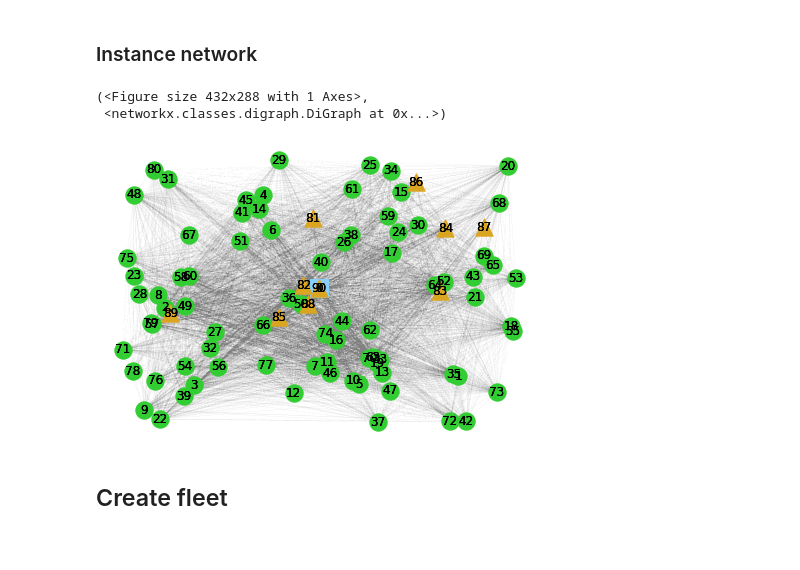
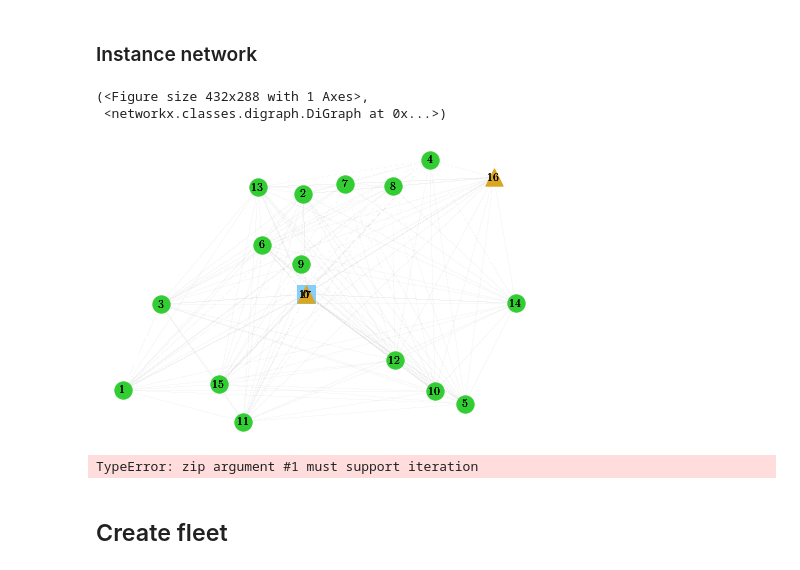
Before and after one commit to jpfutalef/DynamicStochasticElectricVRP, a Jupyter notebook: notebooks/instanceCreatorUtility.ipynb, the cells around one changed output. Drawn from its saved outputs; the diff is of its cells as text; code cells hidden in the pictures.

```diff
--- a/notebooks/instanceCreatorUtility.ipynb
+++ b/notebooks/instanceCreatorUtility.ipynb
@@ -18,3 +19,6 @@ from res.models.Network import *
+# %%
+main_folder = '../data/test/'
+mat_path = '../data/online/instance21/init_files/21_nodes.mat'
 # %% [markdown]
 ## Standard travel time and energy consumption profile
 # %%
@@ -25,8 +29,7 @@ def edge_data(data, i, j, t):
     soc_std, tt_std = np.std(soc_data), np.std(tt_data)
     return (soc_mean, tt_mean), (soc_std, tt_std)
 
-path = '../data/real_data/data_21nodes_fixed.mat'
-data = loadmat(path)
+data = loadmat(mat_path)
 
 network_size = len(data['starting_time'][0][0]['origin'][0])
 data_points = len(data['starting_time'][0])
@@ -119,8 +122,8 @@ fig.savefig('../data/online/instance21/1kmProfile.pdf')
 # %% [markdown]
 ### Network params
 # %%
-n_customers = 80
-n_charg_sta = 10
+n_customers = 15
+n_charg_sta = 2
 minx, maxx = -15, 15 # km
 miny, maxy = -15, 15 # km
 minreq, maxreq = 0.01, 0.08
@@ -150,7 +153,7 @@ ax.set_title('Charging functions by technology')
 ax.grid(axis='y')
 ax.legend(title='Technology')
 fig.tight_layout()
-fig.savefig('../pictures/chargingFunctions.pdf')
+#fig.savefig('../pictures/chargingFunctions.pdf')
 # %% [output]
 [figure]
 # %% [markdown]
@@ -166,7 +169,7 @@ for i in range(1 + n_customers + n_charg_sta):
 
     # Depot
     if i == 0:
-        node = DepotNode(0, 0, 0, 0, 0)
+        node = Network.DepotNode(0, 0, 0, 0, 0)
 
     # Customers
     elif 1 <= i < 1 + n_customers:
@@ -174,41 +177,51 @@ for i in range(1 + n_customers + n_charg_sta):
         demand = float('{:.2f}'.format(np.random.uniform(minreq, maxreq)))
         tw_low = float('{:.2f}'.format(np.random.uniform(mintw_low, maxtw_low)))
         tw_upp = float('{:.2f}'.format(tw_low + np.random.uniform(mintw_width, maxtw_width)))
-        node = CustomerNode(i, spent_time, demand, cx, cy, tw_low, tw_upp)
+        node = Network.CustomerNode(i, spent_time, demand, cx, cy, tw_low, tw_upp)
 
     # Charging Stations
     elif 1 <= i < n_customers + n_charg_sta:
             j = np.random.randint(3)
             time_points, soc_points = tuple(tech_list[j].keys()), tuple(tech_list[j].values())
-            node = ChargeStationNode(i, 0, 0, cx, cy, cs_capacity, time_points, soc_points,
-                                     j + 1, tech_price[j])
+            node = Network.ChargeStationNode(i, 0, 0, cx, cy, cs_capacity, time_points, soc_points, j + 1, tech_price[j])
     # Charging station at depot
     else:
         j = np.random.randint(3)
         time_points, soc_points = tuple(tech_list[j].keys()), tuple(tech_list[j].values())
-        node = ChargeStationNode(i, 0, 0, 0, 0, cs_capacity, time_points, soc_points,
-                                 j + 1, tech_price[j])
+        node = Network.ChargeStationNode(i, 0, 0, 0, 0, cs_capacity, time_points, soc_points, j + 1, tech_price[j])
 
     nodes[i] = node
-
-# Edges
-for i in range(1 + n_customers + n_charg_sta):
-    edges[i] = {}
-    for j in range(1 + n_customers + n_charg_sta):
-        a, b = nodes[i], nodes[j]
-        dist = np.sqrt((a.pos_x-b.pos_x)**2 + (a.pos_y-b.pos_y)**2)
-        tAB = dist*tt_mean + np.random.normal(0, tt_std) if dist > 0. else dist*tt_mean/60.
-        eAB = dist*ec_mean + np.random.normal(0, ec_std) if dist > 0. else dist*ec_mean
-        edge = DynamicEdge(i, j, 30., tAB, eAB, dist)
-        edges[i][j] = edge
-
-# Instance network
-network = Network(nodes, edges)
-network.draw(save_to=None, width=0.003, edge_color='grey', markeredgecolor='black', markeredgewidth=2.0)
-# %% [output]
-(<Figure size 432x288 with 1 Axes>,
- <networkx.classes.digraph.DiGraph at 0x...>)
-[figure, removed]
+# %%
+# Edges
+for i in range(1 + n_customers + n_charg_sta):
+    edges[i] = {}
+    for j in range(1 + n_customers + n_charg_sta):
+        a, b = nodes[i], nodes[j]
+        dist = np.sqrt((a.pos_x-b.pos_x)**2 + (a.pos_y-b.pos_y)**2)
+        tAB = dist*tt_mean
+        tAB_std = dist*tt_std if dist > 0 else np.zeros_like(tt_mean)
+        eAB = 1.82*dist*ec_mean
+        eAB_std = ec_std if dist > 0 else np.zeros_like(ec_mean)
+        edge = Network.GaussianEdge(i, j, 30., tAB, eAB, dist)
+        edges[i][j] = edge
+        #print(f'mean [{i}][{j}]:\n', eAB, '\nstd:\n', eAB_std)
+        if min(tAB) < 3*max(tAB_std):
+            print(f'DANGER in TIME [{i}][{j}]', min(tAB), 3*max(tAB_std))
+        if min(eAB) < 3*max(eAB_std):
+            print(f'DANGER in EC [{i}][{j}]', min(eAB), 3*max(eAB_std))
+# %%
+# Instance network
+network = Network.Network(nodes, edges)
+network.draw(save_to=None, width=0.003, edge_color='grey', markeredgecolor='black', markeredgewidth=2.0)
+# %% [output]
+(<Figure size 432x288 with 1 Axes>,
+ <networkx.classes.digraph.DiGraph at 0x...>)
+[figure, added]
+# %%
+# Save network
+network.write_xml(f'{main_folder}/network.xml')
+# %% [output]
+TypeError: zip argument #1 must support iteration
 # %% [markdown]
 ## Create fleet
 # %% [markdown]
```
Also changed, not shown: parts of 12 cells of this notebook, 9 other files.
